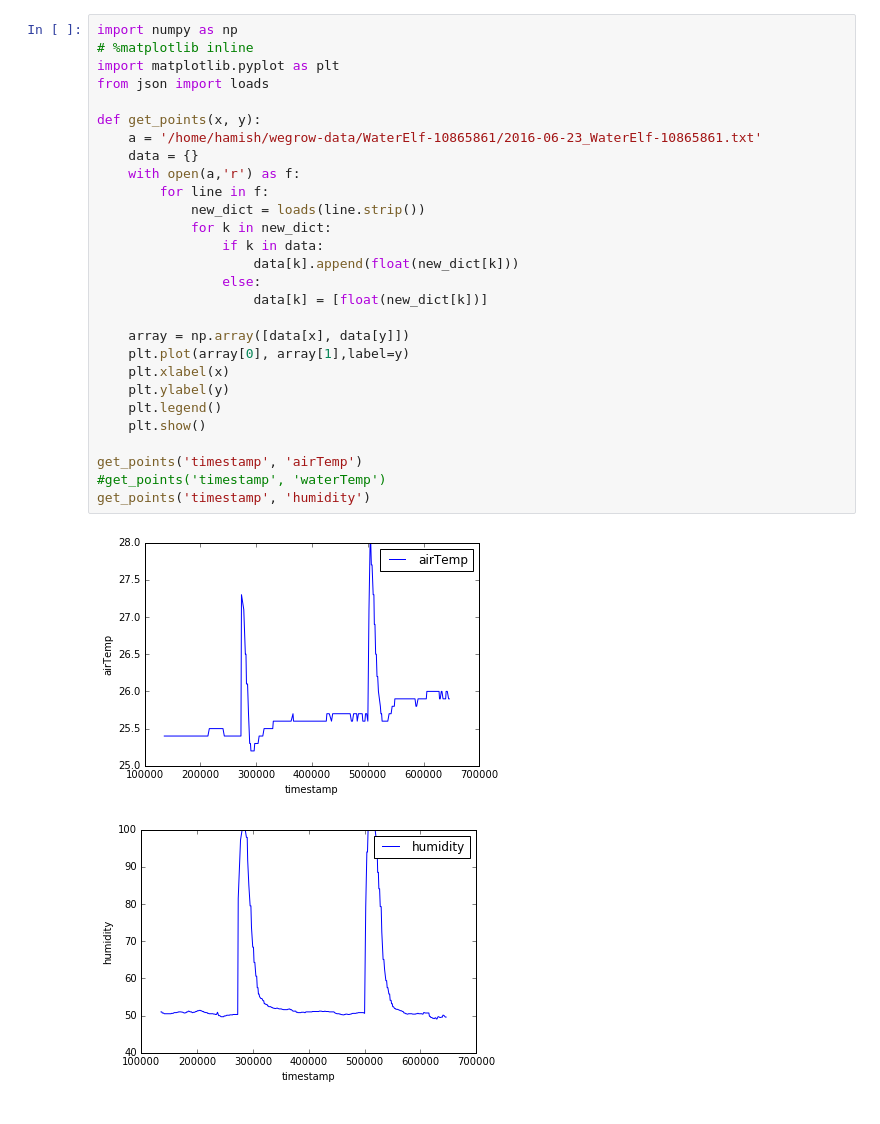
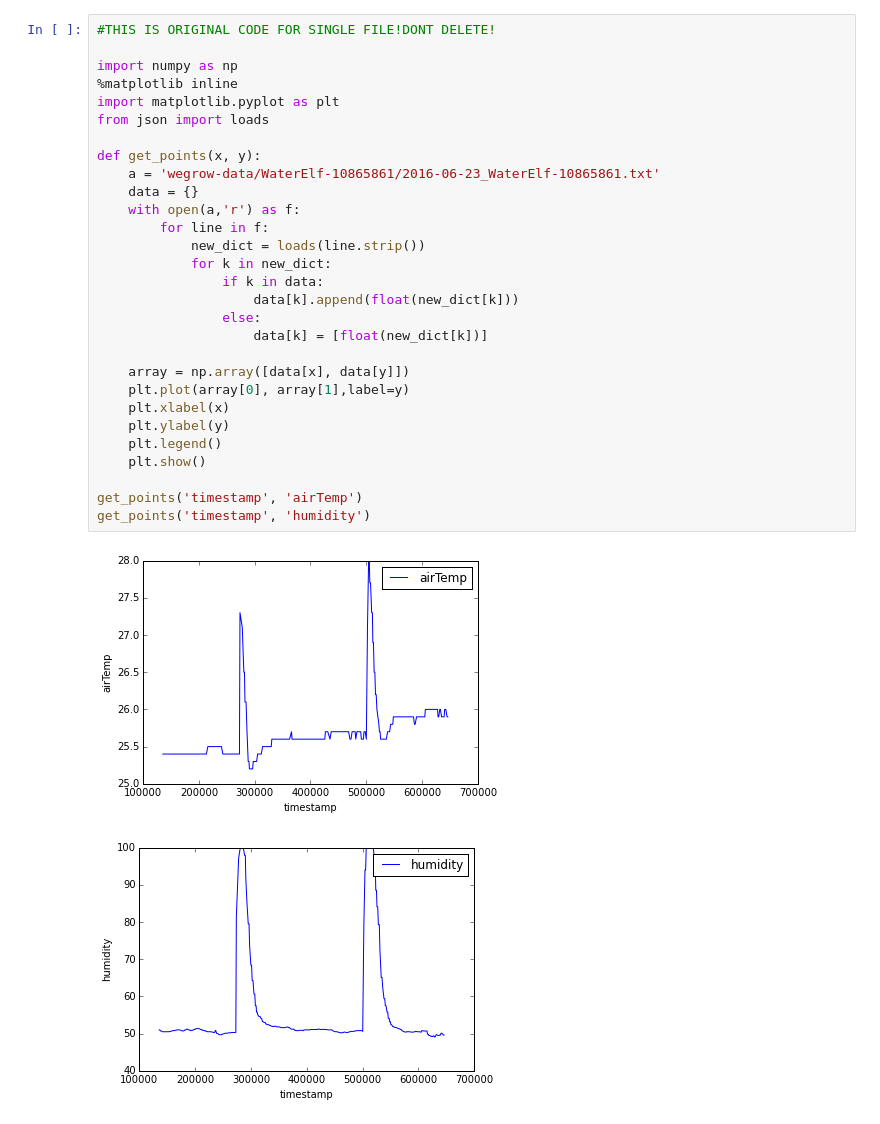
Before and after one commit to hamishcunningham/fishy-wifi, a Jupyter notebook: wegrow-web/graphs-1.ipynb, the cells around one changed output. Cells and saved outputs as stored; diff of their text form.

```diff
--- a/wegrow-web/graphs-1.ipynb
+++ b/wegrow-web/graphs-1.ipynb
@@ -1,31 +1,32 @@
 # %%
+#THIS IS ORIGINAL CODE FOR SINGLE FILE!DONT DELETE!
+
 import numpy as np
-# %matplotlib inline
+%matplotlib inline
 import matplotlib.pyplot as plt
 from json import loads
 
 def get_points(x, y):
-    a = '/home/hamish/wegrow-data/WaterElf-10865861/2016-06-23_WaterElf-10865861.txt'
+    a = 'wegrow-data/WaterElf-10865861/2016-06-23_WaterElf-10865861.txt'
     data = {}
     with open(a,'r') as f:
         for line in f:
             new_dict = loads(line.strip())
             for k in new_dict:
                 if k in data:
                     data[k].append(float(new_dict[k]))
                 else:
                     data[k] = [float(new_dict[k])]
 
     array = np.array([data[x], data[y]])
     plt.plot(array[0], array[1],label=y)
     plt.xlabel(x)
     plt.ylabel(y)
     plt.legend()
     plt.show()
 
 get_points('timestamp', 'airTemp')
-#get_points('timestamp', 'waterTemp')
 get_points('timestamp', 'humidity')
 # %% [output]
-[figure, old version]
+[figure, new version]
-[figure, old version]
+[figure, new version]
```
Also changed, not shown: parts of 5 cells of this notebook.
